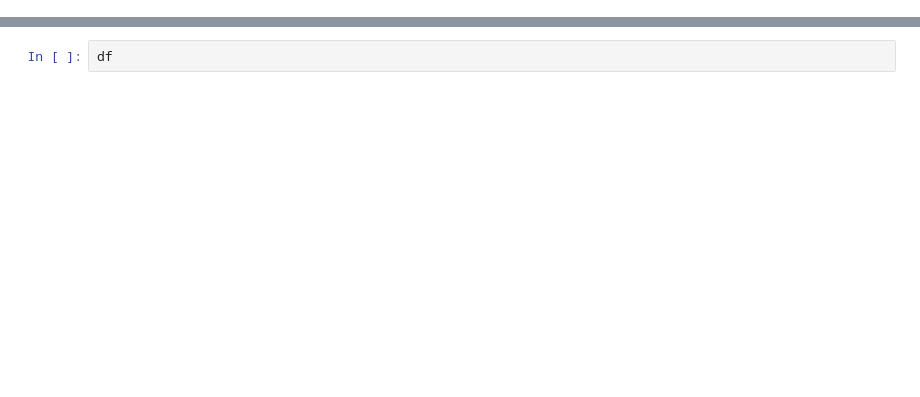
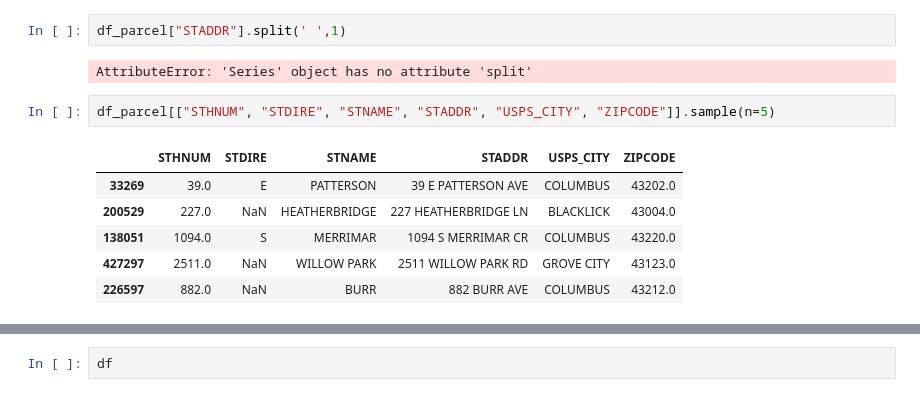
Before and after one commit to aschimmo/Erdos2025_LeadExposure, a Jupyter notebook: data_cleaning.ipynb, the cells around one changed output, grey strips where cells are left out. Cells and saved outputs as stored; diff of their text form; blank space fills up the shorter version.

```diff
--- a/data_cleaning.ipynb
+++ b/data_cleaning.ipynb
@@ -13,0 +318,13 @@ df = pd.read_csv(url)
+# %%
+df_parcel["STADDR"].split(' ',1)
+# %% [output]
+AttributeError: 'Series' object has no attribute 'split'
+# %%
+df_parcel[["STHNUM", "STDIRE", "STNAME", "STADDR", "USPS_CITY", "ZIPCODE"]].sample(n=5)
+# %% [output]
+|  | STHNUM | STDIRE | STNAME | STADDR | USPS_CITY | ZIPCODE |
+| 33269 | 39.0 | E | PATTERSON | 39 E PATTERSON AVE | COLUMBUS | 43202.0 |
+| 200529 | 227.0 | NaN | HEATHERBRIDGE | 227 HEATHERBRIDGE LN | BLACKLICK | 43004.0 |
+| 138051 | 1094.0 | S | MERRIMAR | 1094 S MERRIMAR CR | COLUMBUS | 43220.0 |
+| 427297 | 2511.0 | NaN | WILLOW PARK | 2511 WILLOW PARK RD | GROVE CITY | 43123.0 |
+| 226597 | 882.0 | NaN | BURR | 882 BURR AVE | COLUMBUS | 43212.0 |
```
Also changed, not shown: parts of 27 cells of this notebook, 1 other file.
